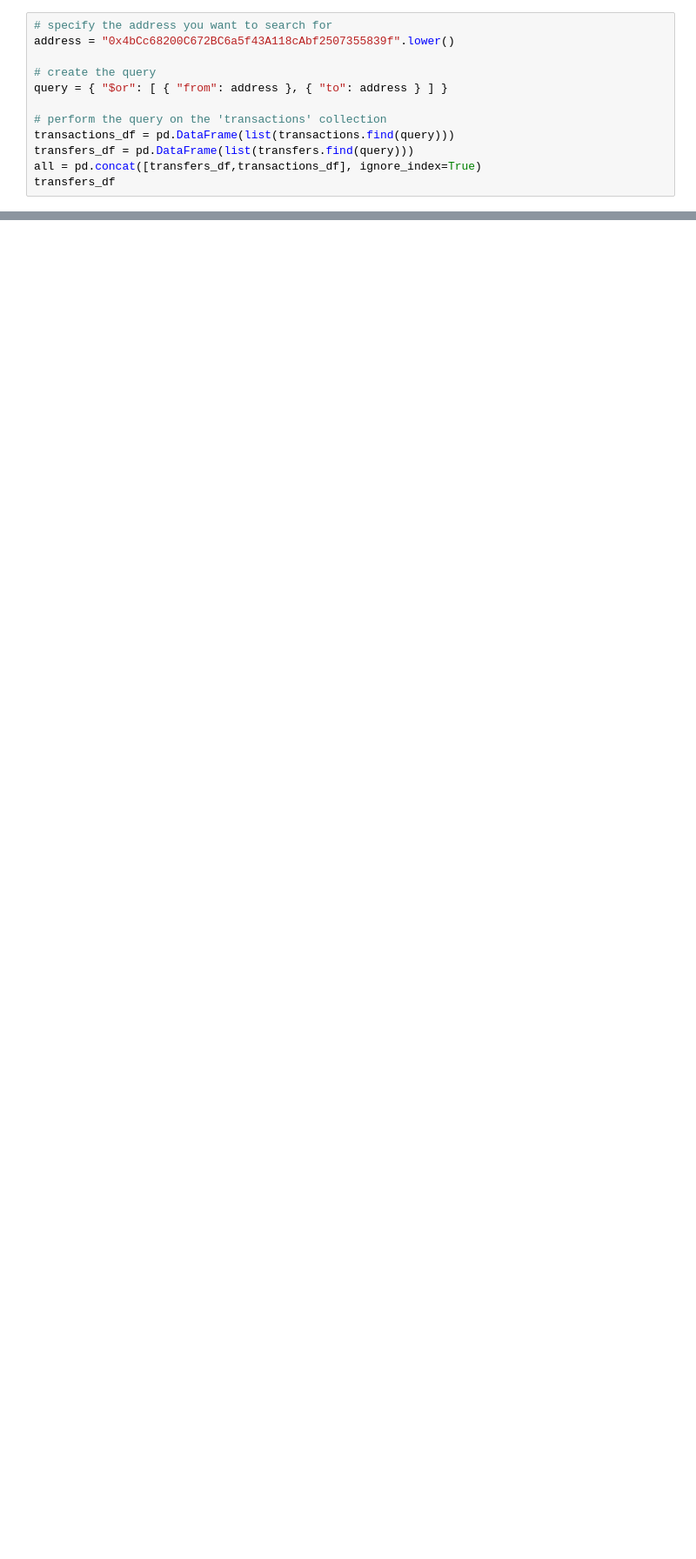
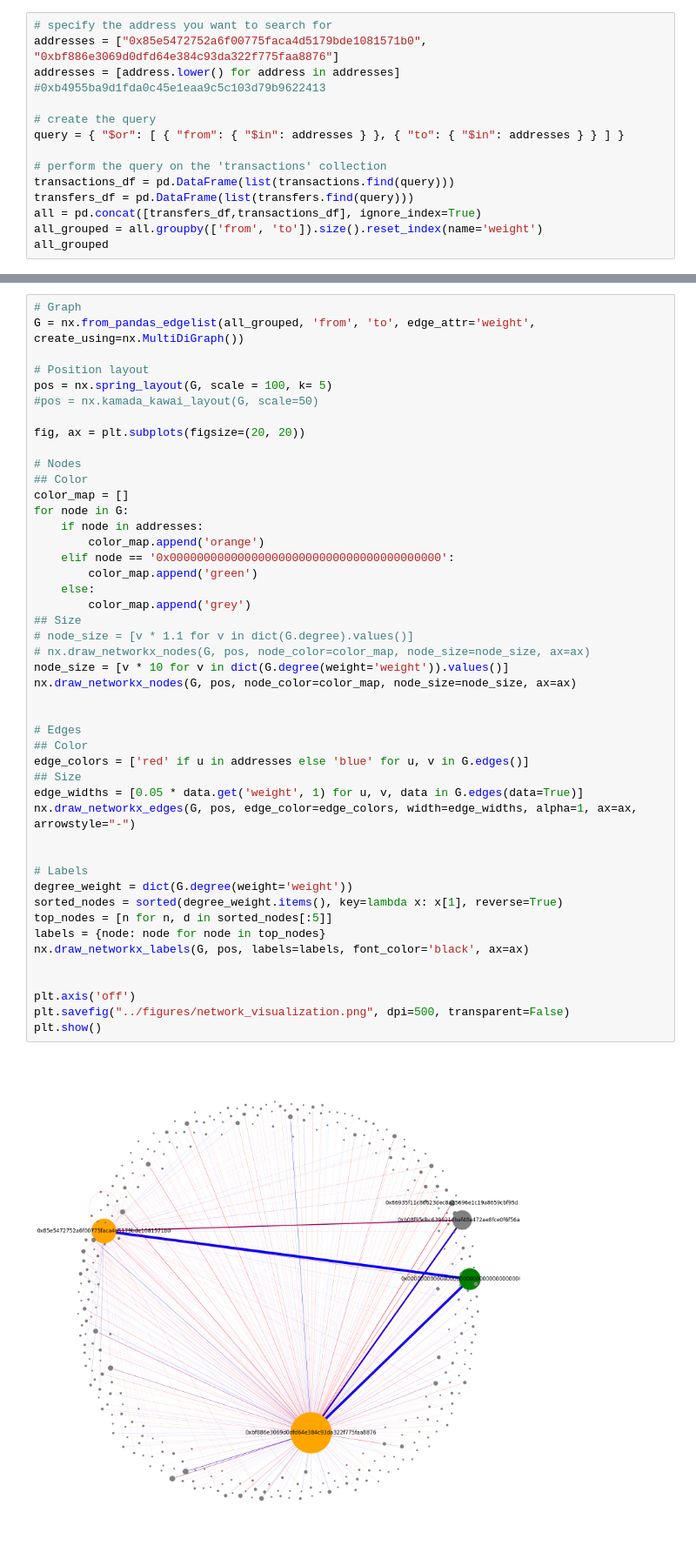
Before and after one commit to dariothuerkauf/address-clustering, a Jupyter notebook: python/network-visualization.ipynb, the cells around one changed output, grey strips where cells are left out. Shown at 87% size. Drawn from its saved outputs; the diff is of its cells as text; blank space fills up the shorter version.

Commit message:
Add network graph visualization scripts

```diff
--- a/python/network-visualization.ipynb
+++ b/python/network-visualization.ipynb
@@ -11,14 +11,17 @@ transfers = db['transfers']
 transactions = db['transactions']
 # %%
 # specify the address you want to search for
-address = "0x4bCc68200C672BC6a5f43A118cAbf2507355839f".lower()
+addresses = ["0x85e5472752a6f00775faca4d5179bde1081571b0", "0xbf886e3069d0dfd64e384c93da322f775faa8876"]
+addresses = [address.lower() for address in addresses]
+#0xb4955ba9d1fda0c45e1eaa9c5c103d79b9622413
 
 # create the query
-query = { "$or": [ { "from": address }, { "to": address } ] }
+query = { "$or": [ { "from": { "$in": addresses } }, { "to": { "$in": addresses } } ] }
 
 # perform the query on the 'transactions' collection
 transactions_df = pd.DataFrame(list(transactions.find(query)))
 transfers_df = pd.DataFrame(list(transfers.find(query)))
 all = pd.concat([transfers_df,transactions_df], ignore_index=True)
-transfers_df
+all_grouped = all.groupby(['from', 'to']).size().reset_index(name='weight')
+all_grouped
 # %% [output]
@@ -98,0 +59,48 @@ plt.show()
+# %%
+# Graph
+G = nx.from_pandas_edgelist(all_grouped, 'from', 'to', edge_attr='weight', create_using=nx.MultiDiGraph())
+
+# Position layout
+pos = nx.spring_layout(G, scale = 100, k= 5)
+#pos = nx.kamada_kawai_layout(G, scale=50)
+
+fig, ax = plt.subplots(figsize=(20, 20))
+
+# Nodes
+## Color
+color_map = []
+for node in G:
+    if node in addresses:
+        color_map.append('orange')
+    elif node == '0x0000000000000000000000000000000000000000':
+        color_map.append('green')
+    else:
+        color_map.append('grey')
+## Size
+# node_size = [v * 1.1 for v in dict(G.degree).values()]
+# nx.draw_networkx_nodes(G, pos, node_color=color_map, node_size=node_size, ax=ax)
+node_size = [v * 10 for v in dict(G.degree(weight='weight')).values()]
+nx.draw_networkx_nodes(G, pos, node_color=color_map, node_size=node_size, ax=ax)
+
+
+# Edges
+## Color
+edge_colors = ['red' if u in addresses else 'blue' for u, v in G.edges()]
+## Size
+edge_widths = [0.05 * data.get('weight', 1) for u, v, data in G.edges(data=True)]
+nx.draw_networkx_edges(G, pos, edge_color=edge_colors, width=edge_widths, alpha=1, ax=ax, arrowstyle="-")
+
+
+# Labels
+degree_weight = dict(G.degree(weight='weight'))
+sorted_nodes = sorted(degree_weight.items(), key=lambda x: x[1], reverse=True)
+top_nodes = [n for n, d in sorted_nodes[:5]]
+labels = {node: node for node in top_nodes}
+nx.draw_networkx_labels(G, pos, labels=labels, font_color='black', ax=ax)
+
+
+plt.axis('off')
+plt.savefig("../figures/network_visualization.png", dpi=500, transparent=False)
+plt.show()
+# %% [output]
+[figure, added]
```
Also changed, not shown: parts of 6 cells of this notebook, 1 other file.
